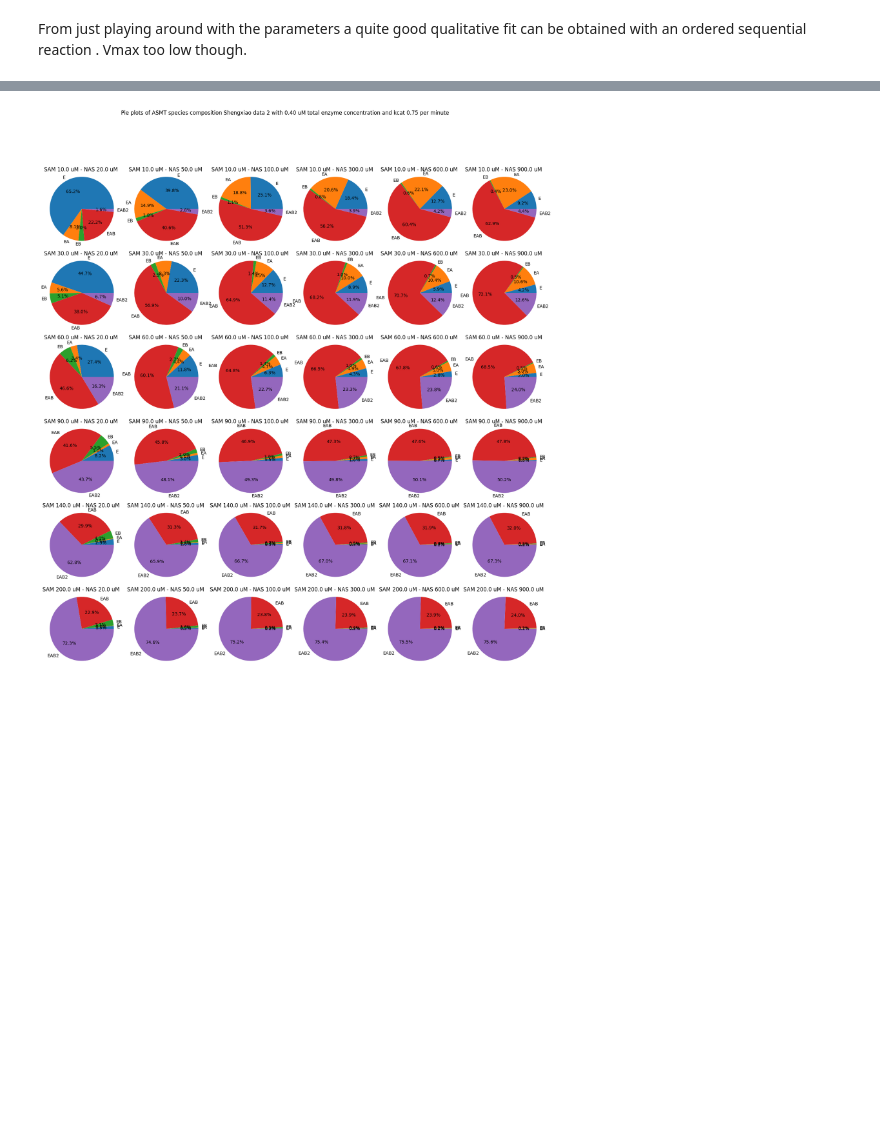
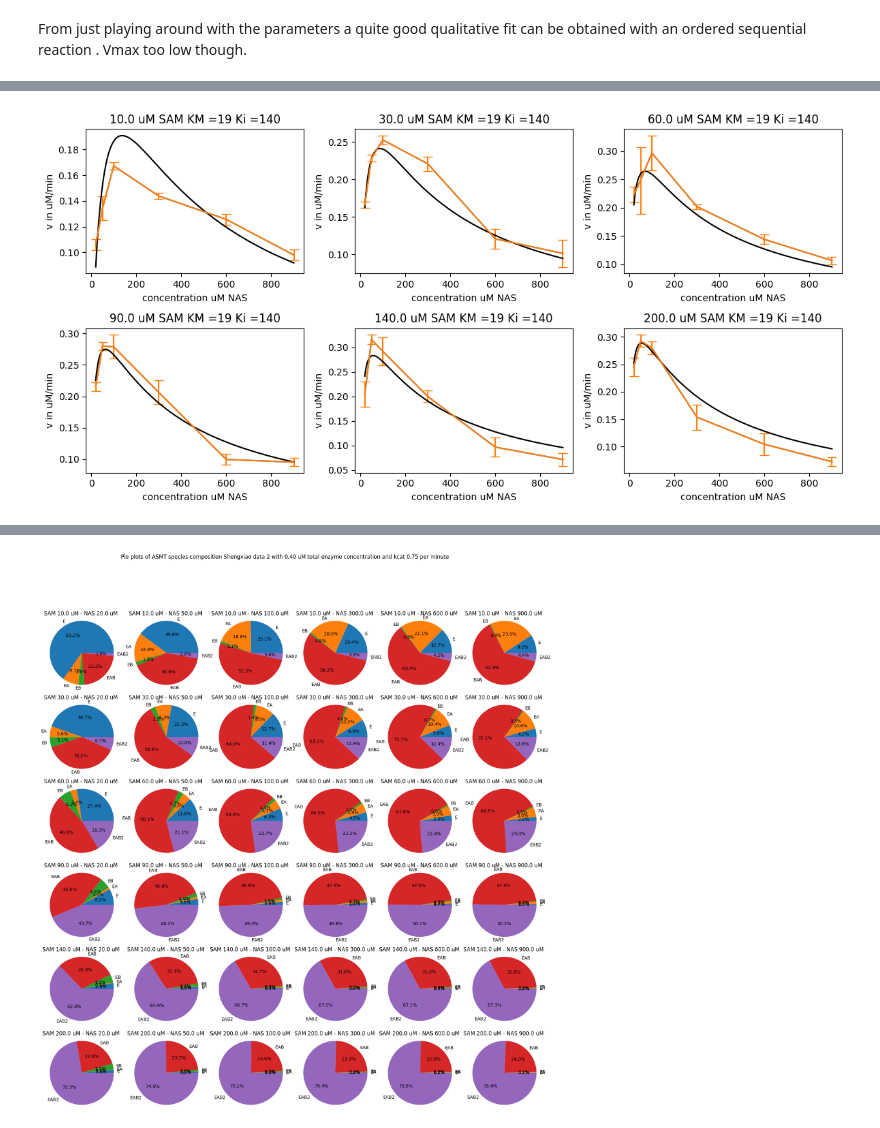
Before and after one commit to MichaelGajhede/BiBi_enzyme_kinetics, a Jupyter notebook: ASMT_kinetics_shengxiao_data.ipynb, the cells around one changed output, grey strips where cells are left out. Saved outputs shown, nothing was run; the diff lists cells and outputs as text; code cells hidden in the pictures; blank space fills up the shorter version.

```diff
--- a/ASMT_kinetics_shengxiao_data.ipynb
+++ b/ASMT_kinetics_shengxiao_data.ipynb
@@ -753,3 +802,56 @@ Overfit estimate:  23081.96126775025
+# %%
+# Plot for fixed SAM conc and fit BiBi_random_AB_inhibition_4 equation - subplot edition
+
+import pandas as pd
+import matplotlib.pyplot as plt
+import os
+from scipy.optimize import curve_fit
+
+#more x values for curve plotting
+y_NAS_fit = np.arange(20,900,.1)
+
+
+# Define the number of rows and columns for subplots (assuming equal columns)
+# Use transposed matrix for fixed NAS
+n_rows = int(np.ceil(len(V.columns) / 3))  # adjust 3 for desired columns per row
+n_cols = 3  # adjust for desired columns per row
+
+# Create the figure and subplots
+fig, axes = plt.subplots(n_rows, n_cols, figsize=(12, 6))  # adjust figsize as needed
+
+# Loop through each column and plot in a subplot
+for i, col in enumerate(V.columns):
+
+    row = i // n_cols
+    colo = i % n_cols  # calculate subplot indexes
+
+    # Get the data for the current column
+    data = V[col]
+    col_array = data.to_numpy()
+    # create 2D nympy array with dimensions number of SAM conventrations x length of y_NAS_fit for the 2D plots
+    plot_x = create_2d_numpy_array_with_fixed_value(len(y_NAS_fit), c_SAM[i], other_values=y_NAS_fit)
+
+    # Choose your preferred plot type (example: histogram)
+    axes[row, colo].plot(data)
+    axes[row, colo].errorbar(x = data.index, y = data.values, yerr = V_esds[col], capsize = 5, ecolor = None)
+    #optimizedParameters, pcov = curve_fit(michaelis_menten_substrate_inhibition, y_NAS, col_array)
+    #print(col, ' uM SAM Vmax, KMapp : ', optimizedParameters)
+    axes[row, colo].plot(y_NAS_fit, BiBi_random_AB_inhibition_4(plot_x, *popt), label=optimizedParameters, color = '0')
+
+
+
+    # Customize each subplot (labels, title, etc.)
+    axes[row, colo].set_title(str(col) +  ' uM SAM ' + 'KM =' + str(int(optimizedParameters[1]))+ ' Ki =' + str(int(optimizedParameters[2])))
+    axes[row, colo].set_xlabel('concentration uM NAS' )
+    axes[row, colo].set_ylabel("v in uM/min")
+
+# Adjust spacing and layout if needed
+plt.tight_layout()
+
+# Show the plot
+plt.show()
+# %% [output]
+[figure, added]
 # %% [markdown]
 # Conclusion:
 
```
Also changed, not shown: parts of 12 cells of this notebook.
